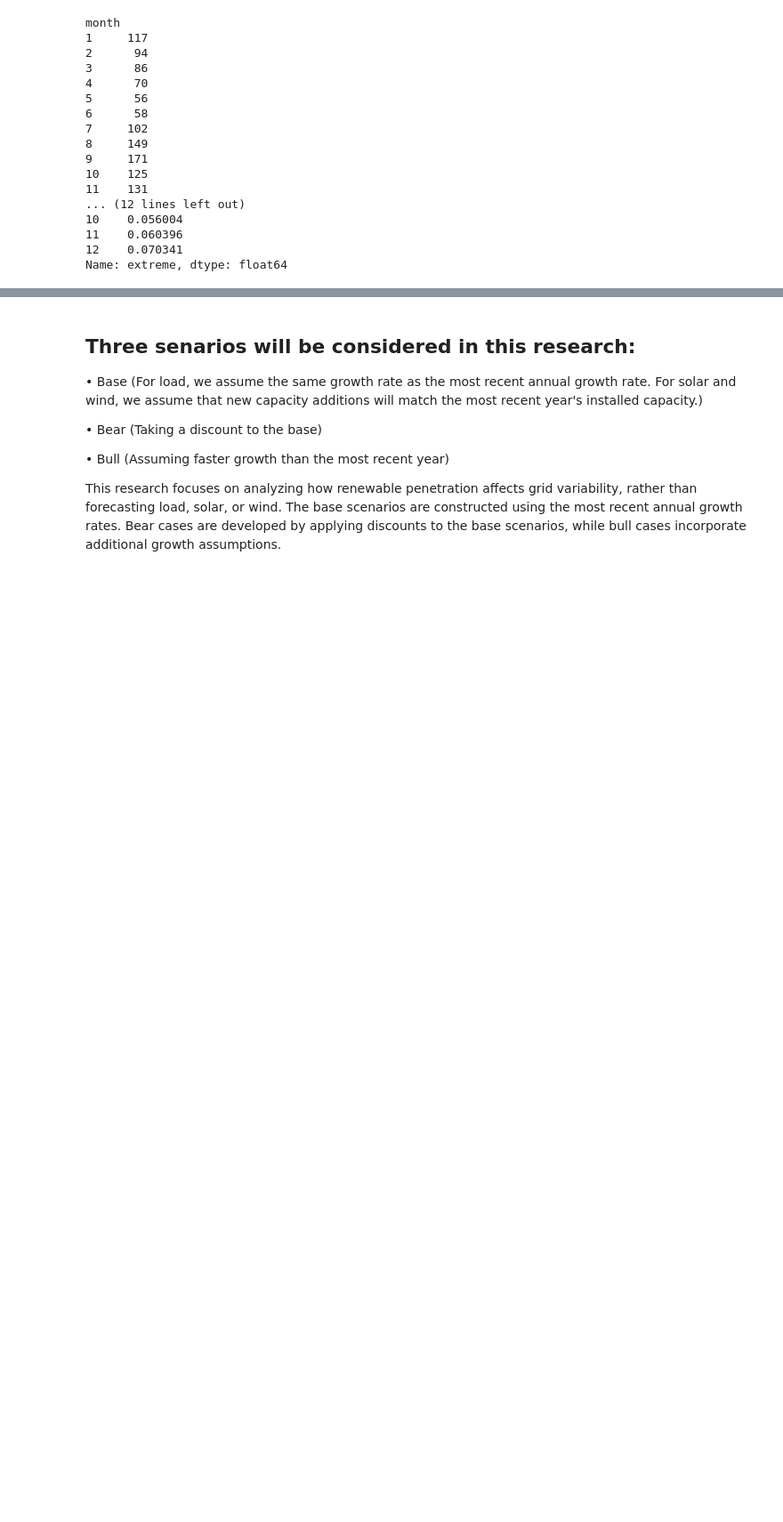
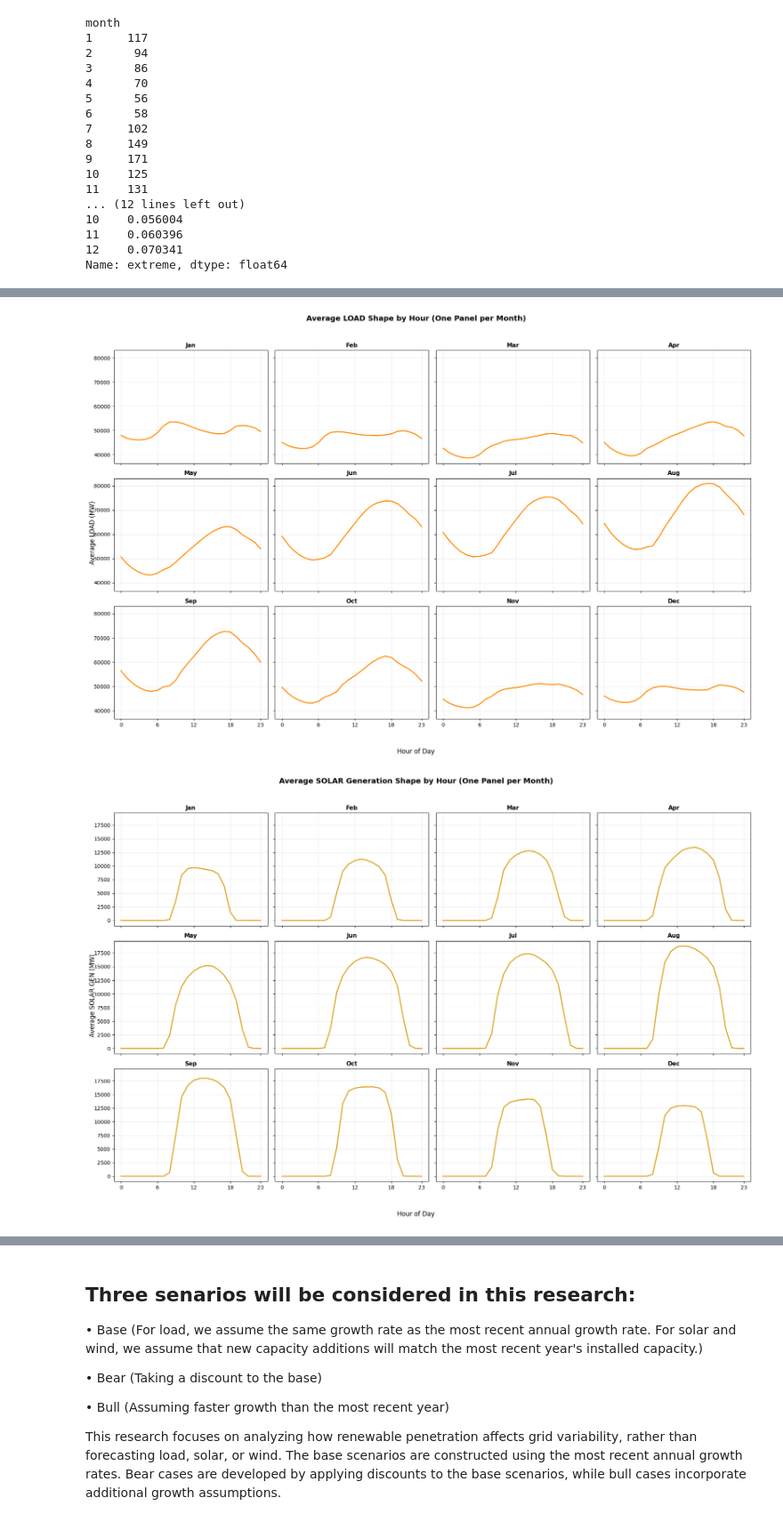
Before and after one commit to kylezlin-hub/Renewable-PowerGrid-Risk, a Jupyter notebook: notebooks/risk_analysis.ipynb, the cells around one changed output, grey strips where cells are left out. Shown at 89% size. Saved outputs shown, nothing was run; the diff lists cells and outputs as text; code cells hidden in the pictures; blank space fills up the shorter version.

```diff
--- a/notebooks/risk_analysis.ipynb
+++ b/notebooks/risk_analysis.ipynb
@@ -213,0 +292,65 @@ Name: extreme, dtype: float64
+# %%
+# Additional 12-panel shapes: LOAD, SOLAR GEN, WIND GEN
+# Purpose: show monthly intraday shape for each component below NET_LOAD figure
+df["month"] = pd.to_datetime(df["datetime"]).dt.month
+df["hour"] = pd.to_datetime(df["datetime"]).dt.hour
+
+month_names = [
+    "Jan", "Feb", "Mar", "Apr", "May", "Jun",
+    "Jul", "Aug", "Sep", "Oct", "Nov", "Dec",
+]
+
+def plot_monthly_hourly_shape(frame, value_col, title, y_label, color):
+    monthly_hourly = (
+        frame.groupby(["month", "hour"])[value_col]
+        .mean()
+        .unstack("hour")
+        .reindex(index=range(1, 13), columns=range(24))
+    )
+
+    fig, axes = plt.subplots(3, 4, figsize=(18, 12), sharex=True, sharey=True)
+
+    for month in range(1, 13):
+        ax = axes[(month - 1) // 4, (month - 1) % 4]
+        ax.plot(
+            monthly_hourly.columns,
+            monthly_hourly.loc[month].values,
+            color=color,
+            linewidth=2.0,
+        )
+        ax.set_title(f"{month_names[month - 1]}", fontsize=11, fontweight="bold")
+        ax.set_xticks([0, 6, 12, 18, 23])
+        ax.grid(alpha=0.25)
+
+    fig.suptitle(title, fontsize=14, fontweight="bold")
+    fig.supxlabel("Hour of Day")
+    fig.supylabel(y_label)
+    plt.tight_layout(rect=[0, 0.03, 1, 0.96])
+    plt.show()
+
+plot_monthly_hourly_shape(
+    df,
+    value_col="ERCOT.LOAD",
+    title="Average LOAD Shape by Hour (One Panel per Month)",
+    y_label="Average LOAD (MW)",
+    color="darkorange",
+)
+
+plot_monthly_hourly_shape(
+    df,
+    value_col="ERCOT.PVGR.GEN",
+    title="Average SOLAR Generation Shape by Hour (One Panel per Month)",
+    y_label="Average SOLAR GEN (MW)",
+    color="goldenrod",
+)
+
+plot_monthly_hourly_shape(
+    df,
+    value_col="ERCOT.WIND.GEN",
+    title="Average WIND Generation Shape by Hour (One Panel per Month)",
+    y_label="Average WIND GEN (MW)",
+    color="seagreen",
+)
+# %% [output]
+[figure, added]
+[figure, added]
```
Also changed, not shown: parts of 4 cells of this notebook, 8 other files.
